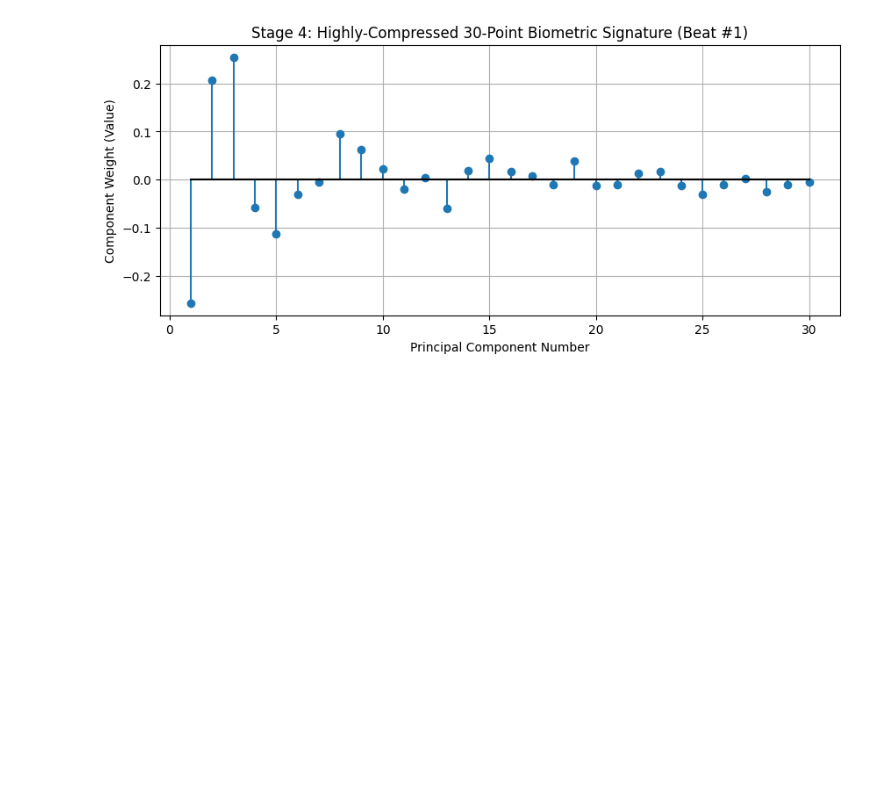
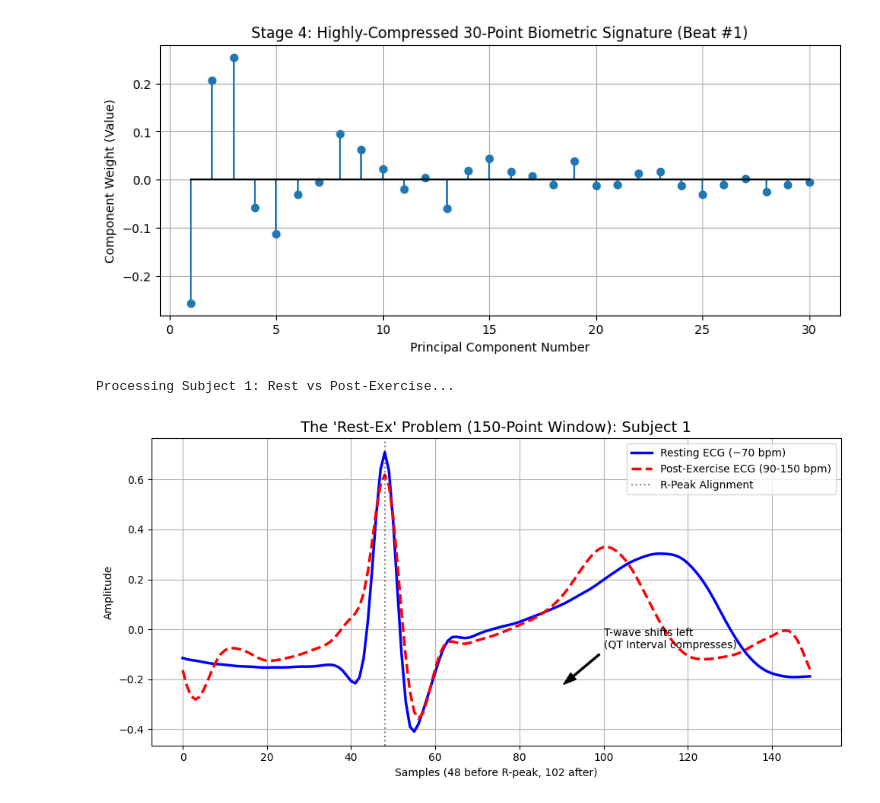
Before and after one commit to aaromalonline/cardiokey, a Jupyter notebook: ecgdata_classification/subj1.ipynb, the cells around one changed output. Saved outputs shown, nothing was run; the diff lists cells and outputs as text; code cells hidden in the pictures; blank space fills up the shorter version.

Commit message:
subj 1 rest vs exercise added

```diff
--- a/ecgdata_classification/subj1.ipynb
+++ b/ecgdata_classification/subj1.ipynb
@@ -244,3 +211,55 @@ Processing Data from Subject 1 (Resting)...
 [figure]
 [figure]
 [figure]
+# %%
+
+
+# --- 2. REST VS EXERCISE VISUALIZATION (150 POINTS) ---
+
+DB_PATH = 'ECGIDld2_db'
+rest_file = f'{DB_PATH}/1.txt'     # Pre-exercise
+exercise_file = f'{DB_PATH}/2.txt' # Post-exercise
+
+if os.path.exists(rest_file) and os.path.exists(exercise_file):
+    print("Processing Subject 1: Rest vs Post-Exercise...")
+
+    # Process Resting Data
+    clean_rest = preprocess_ecg(np.loadtxt(rest_file))
+    beats_rest = segment_beats(clean_rest)
+    mean_rest = np.mean(beats_rest, axis=0) # Get the average resting beat
+
+    # Process Exercise Data
+    clean_ex = preprocess_ecg(np.loadtxt(exercise_file))
+    beats_ex = segment_beats(clean_ex)
+    mean_ex = np.mean(beats_ex, axis=0)     # Get the average exercise beat
+
+    # Plot the morphological distortion
+    plt.figure(figsize=(10, 5))
+
+    # Plot Resting Beat (Blue)
+    plt.plot(mean_rest, label='Resting ECG (~70 bpm)', color='blue', linewidth=2.5)
+
+    # Plot Exercise Beat (Red)
+    plt.plot(mean_ex, label='Post-Exercise ECG (90-150 bpm)', color='red', linewidth=2.5, linestyle='--')
+
+    # Annotation for R-Peak Alignment (Now at sample 48)
+    plt.axvline(x=48, color='black', linestyle=':', alpha=0.5, label='R-Peak Alignment')
+
+    # Highlight the T-wave shift
+    plt.annotate('T-wave shifts left\n(QT Interval compresses)', xy=(90, mean_ex[1]),
+                 xytext=(100, mean_ex[1] + 0.15),
+                 arrowprops=dict(facecolor='black', shrink=0.05, width=1.5, headwidth=8))
+
+    plt.title("The 'Rest-Ex' Problem (150-Point Window): Subject 1", fontsize=14)
+    plt.xlabel("Samples (48 before R-peak, 102 after)")
+    plt.ylabel("Amplitude")
+    plt.legend(loc='upper right')
+    plt.grid(True)
+    plt.tight_layout()
+    plt.show()
+
+else:
+    print(f"Error: Ensure 1.txt and 2.txt are in the {DB_PATH} folder.")
+# %% [output]
+Processing Subject 1: Rest vs Post-Exercise...
+[figure, added]
```
Also changed, not shown: parts of 1 cell of this notebook.
